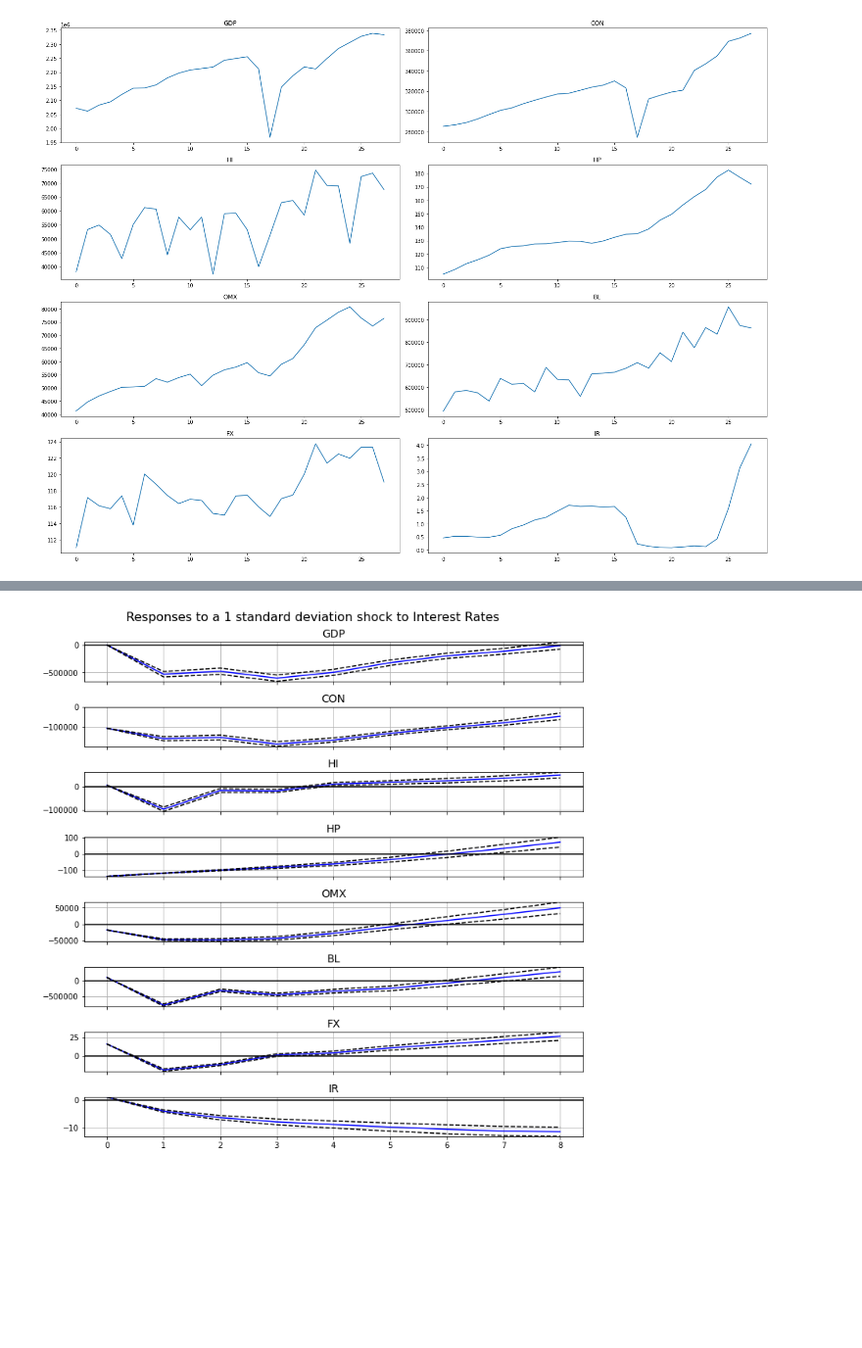
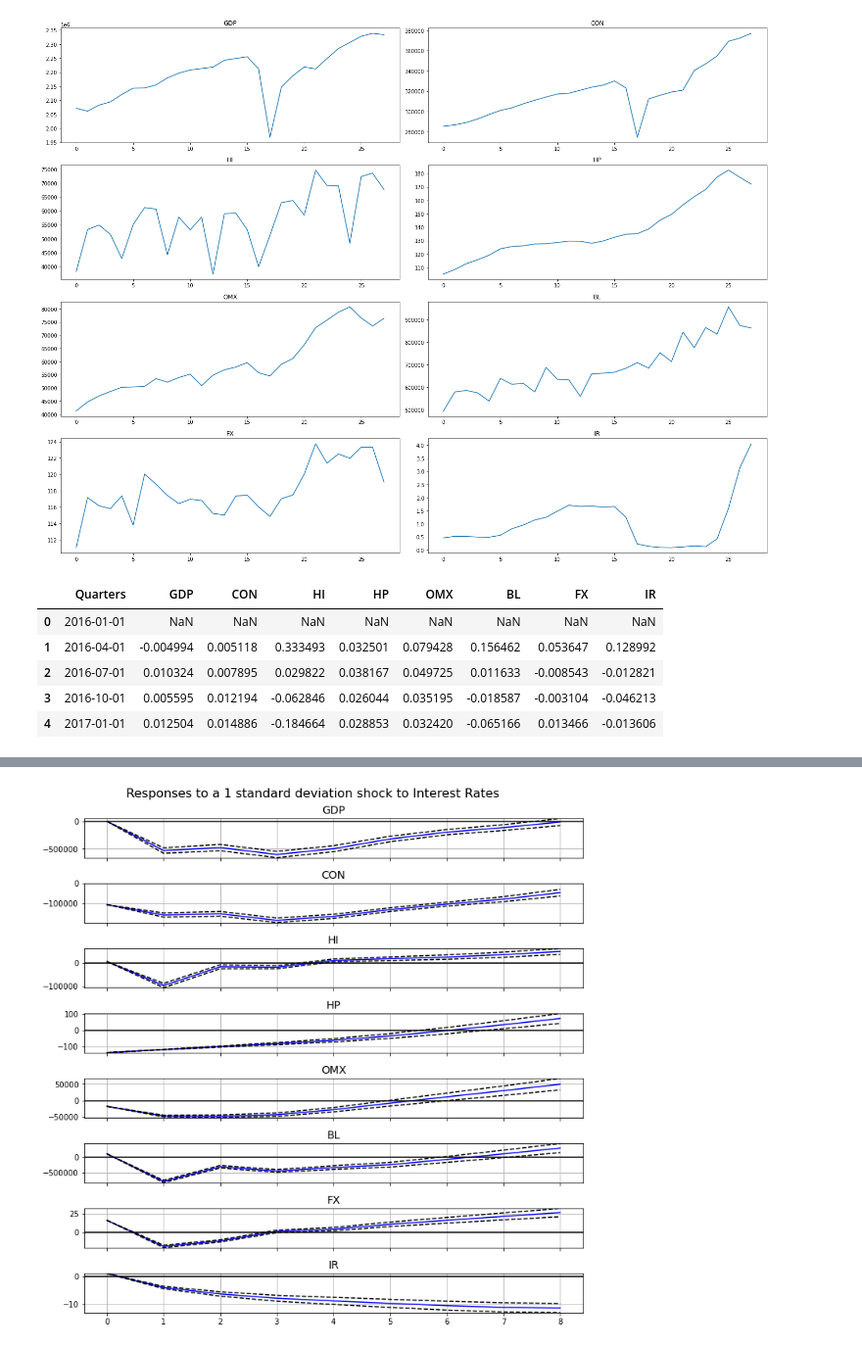
Before and after one commit to anahatkc/DataProject_526, a Jupyter notebook: data_anahat.ipynb, the cells around one changed output, grey strips where cells are left out. Shown at 98% size. Cells and saved outputs as stored; diff of their text form; code cells hidden in the pictures; blank space fills up the shorter version.

```diff
--- a/data_anahat.ipynb
+++ b/data_anahat.ipynb
@@ -202,3 +202,20 @@ plt.tight_layout()
 plt.show()
 # %% [output]
 [figure]
+# %%
+# List of columns to calculate log difference
+columns = ['GDP', 'CON', 'HI', 'HP', 'OMX', 'BL', 'FX', 'IR']
+
+# Calculate log difference
+for col in columns:
+    final_df[col] = np.log(final_df[col]).diff()
+
+# Print the DataFrame
+final_df.head()
+# %% [output]
+|  | Quarters | GDP | CON | HI | HP | OMX | BL | FX | IR |
+| 0 | 2016-01-01 | NaN | NaN | NaN | NaN | NaN | NaN | NaN | NaN |
+| 1 | 2016-04-01 | -0.004994 | 0.005118 | 0.333493 | 0.032501 | 0.079428 | 0.156462 | 0.053647 | 0.128992 |
+| 2 | 2016-07-01 | 0.010324 | 0.007895 | 0.029822 | 0.038167 | 0.049725 | 0.011633 | -0.008543 | -0.012821 |
+| 3 | 2016-10-01 | 0.005595 | 0.012194 | -0.062846 | 0.026044 | 0.035195 | -0.018587 | -0.003104 | -0.046213 |
+| 4 | 2017-01-01 | 0.012504 | 0.014886 | -0.184664 | 0.028853 | 0.032420 | -0.065166 | 0.013466 | -0.013606 |
```
Also changed, not shown: parts of 2 cells of this notebook.
